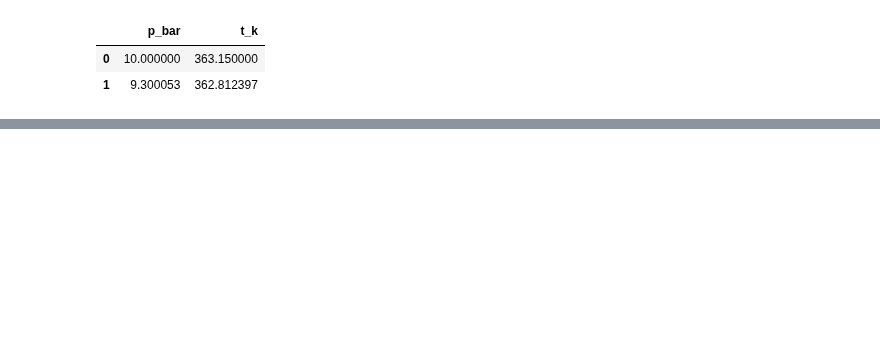
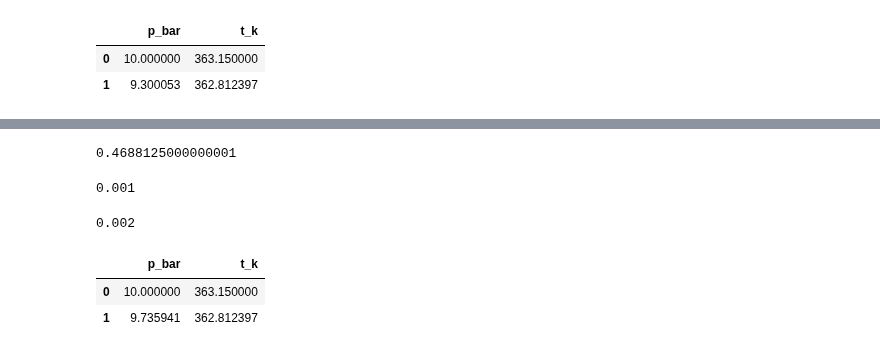
Before and after one commit to 3SConsult/PT3S, a Jupyter notebook: docs/Example8.ipynb, the cells around one changed output, grey strips where cells are left out. Drawn from its saved outputs; the diff is of its cells as text; code cells hidden in the pictures; blank space fills up the shorter version.

```diff
--- a/docs/Example8.ipynb
+++ b/docs/Example8.ipynb
@@ -543,0 +553,17 @@ ppn.res_junction
+# %%
+m.G.edges['j1','j2'].update({'dpFL_SP':0.5})
+ppk(m.G,ppn)
+m.G.edges['j1','j2']['k_MV']
+# %% [output]
+0.4688125000000001
+# %%
+m.G.edges['j1','j2'].update({'dpFL_SP':0.1})
+ppk(m.G,ppn)
+m.G.edges['j1','j2']['k_MV']
+# %% [output]
+0.001
+# %%
+ppk(m.G,ppn,k_min=0.002)
+m.G.edges['j1','j2']['k_MV']
+# %% [output]
+0.002
@@ -543,0 +572,9 @@ ppn.res_junction
+# %%
+ppn=pp(m.G
+       ,fluid='water'
+       ,TNet=273.15+m.G.nodes['j1']['T']
+       ,pNet=m.G.nodes['j1']['PH']
+       ,z='ZKOR'
+       ,diameter='DI'
+       ,k='RAU_'
+)
@@ -543,0 +583,6 @@ ppn.res_junction
+# %%
+ppn.res_junction
+# %% [output]
+|  | p_bar | t_k |
+| 0 | 10.000000 | 363.150000 |
+| 1 | 9.735941 | 362.812397 |
```
Also changed, not shown: parts of 29 cells of this notebook, 22 other files.
